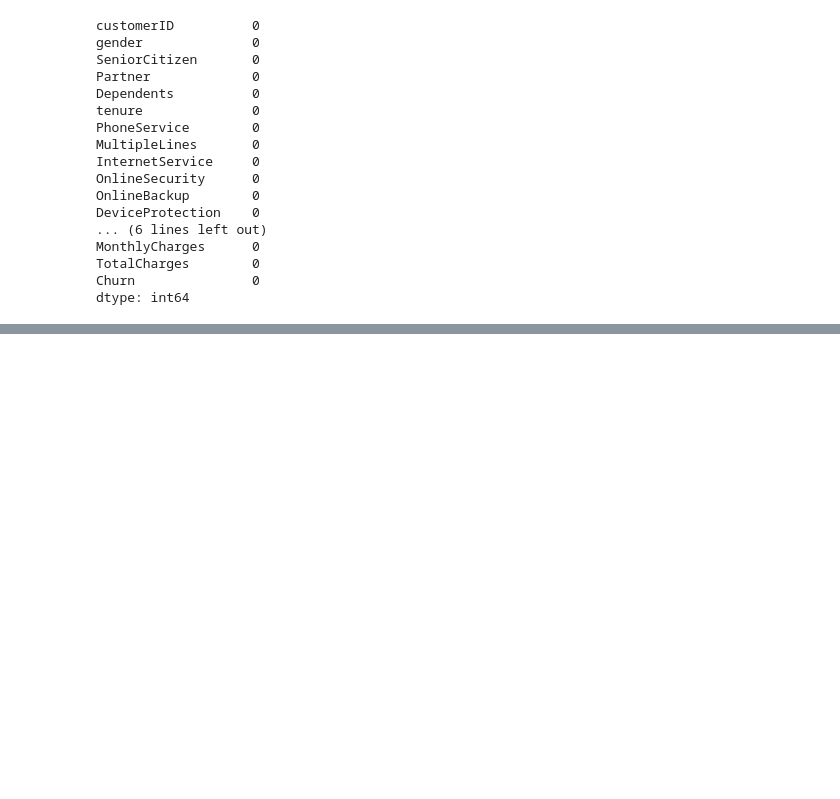
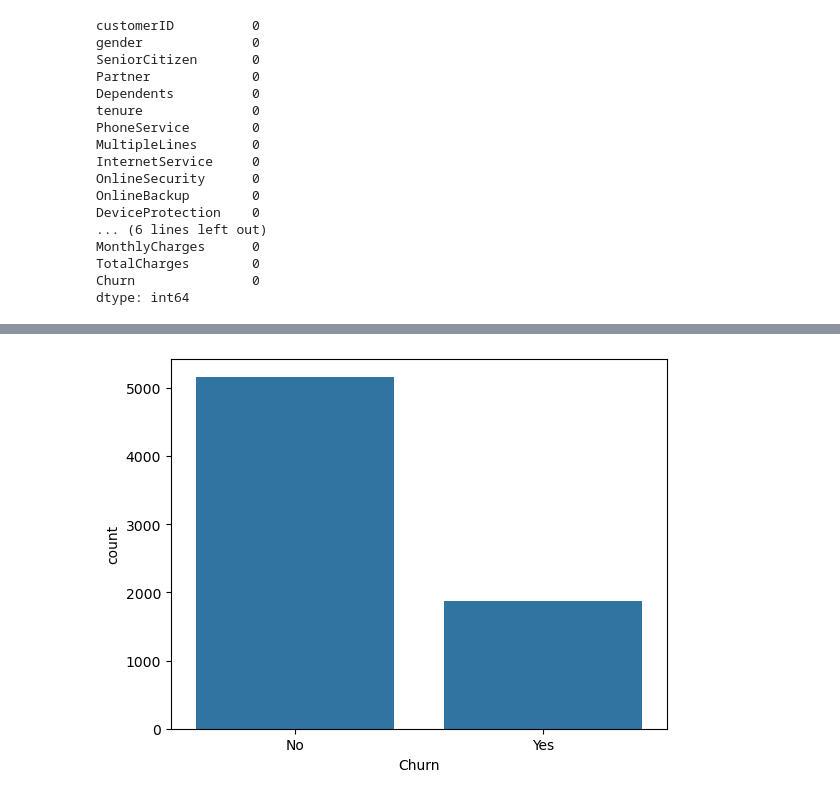
Before and after one commit to BCSoulless/customer-churn-model, a Jupyter notebook: customer-churn-model.ipynb, the cells around one changed output, grey strips where cells are left out. Saved outputs shown, nothing was run; the diff lists cells and outputs as text; code cells hidden in the pictures; blank space fills up the shorter version.

Commit message:
Dropped customerID from df. Converted Churn to binary

```diff
--- a/customer-churn-model.ipynb
+++ b/customer-churn-model.ipynb
@@ -16,11 +16,11 @@ from sklearn.compose import ColumnTransformer
 # %%
 # Load data into Pandas DataFrame
 data = pd.read_csv("data/Telco-Customer-Churn.csv")
-customer_churn = pd.DataFrame(data)
+customer_churn_df = pd.DataFrame(data)
 
-# Turn TotalCharges into numeric values to reveal Na values
-customer_churn["TotalCharges"] = pd.to_numeric(customer_churn["TotalCharges"], errors="coerce")
-customer_churn
+# Turn TotalCharges into numeric values to reveal NaN values
+customer_churn_df["TotalCharges"] = pd.to_numeric(customer_churn_df["TotalCharges"], errors="coerce")
+customer_churn_df
 # %% [output]
 |  | customerID | gender | SeniorCitizen | Partner | Dependents | tenure | PhoneService | MultipleLines | ... |
 | 0 | 7590-VHVEG | Female | 0 | Yes | No | 1 | No | No phone service | ... |
@@ -57,5 +57,5 @@ Churn                0
 dtype: int64
 # %%
 # Drop all NaN values from TotalCharges
-customer_churn = customer_churn.dropna(subset=["TotalCharges"])
+customer_churn_df = customer_churn.dropna(subset=["TotalCharges"])
 # %%
@@ -78,3 +78,6 @@ MonthlyCharges      0
 TotalCharges        0
 Churn               0
 dtype: int64
+# %%
+# Remove customerID as IDs aren't useful for predictions
+customer_churn_df = customer_churn_df.drop("customerID", axis=1)
@@ -80,0 +100,4 @@ dtype: int64
+# %%
+# Convert target column "Churn" to binary (Yes=1, No=0)
+customer_churn_df["Churn"] = customer_churn_df["Churn"].map({"Yes": 1, "No": 0})
+customer_churn_df["Churn"]
@@ -80,0 +117,4 @@ dtype: int64
+# %%
+sns.countplot(x="Churn", data=customer_churn_df);
+# %% [output]
+[figure, added]
```
Also changed, not shown: parts of 11 cells of this notebook.
